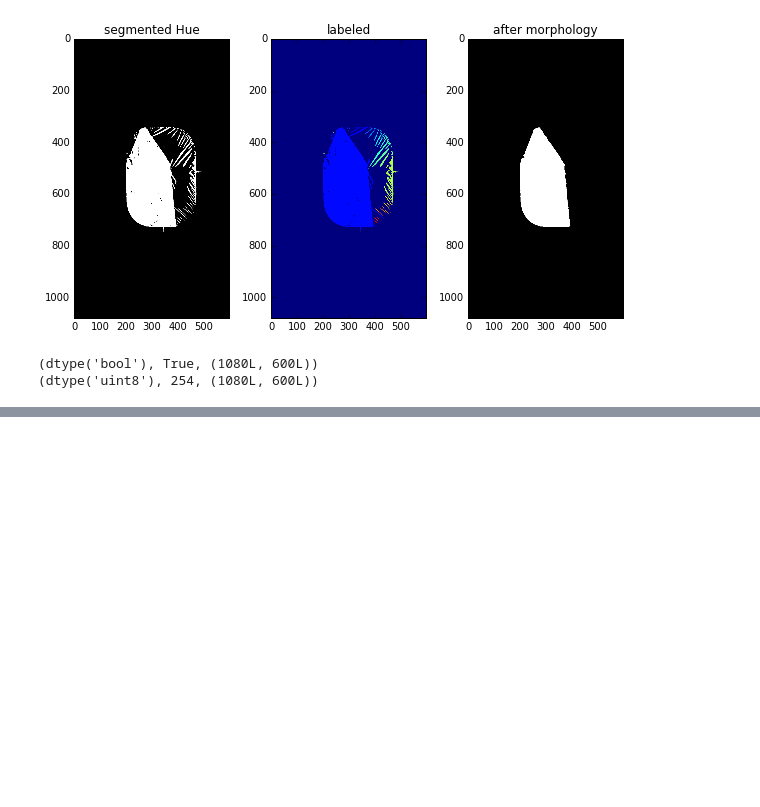
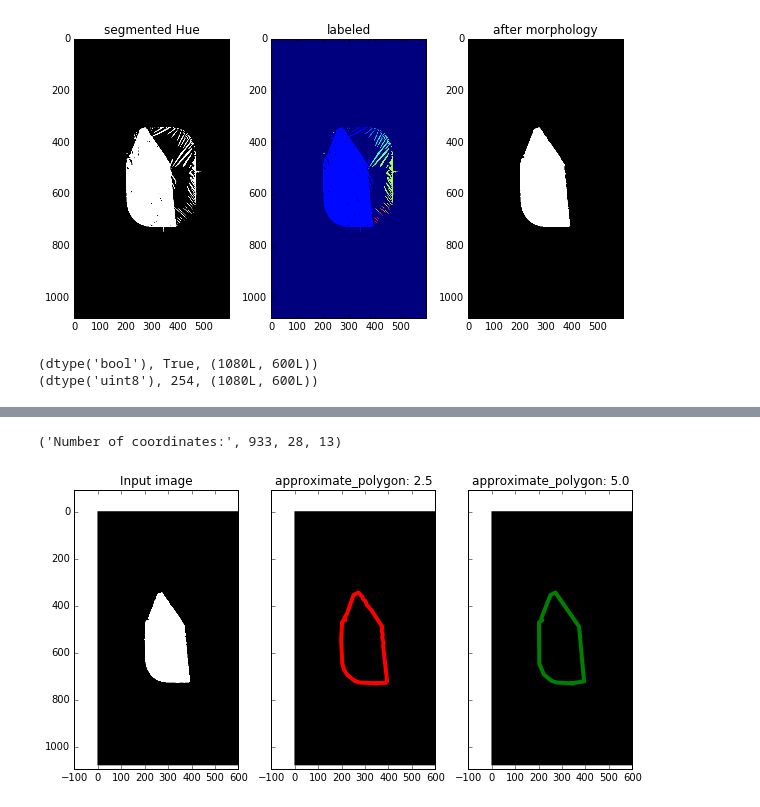
Before and after one commit to jaybo/Python-Notebooks, a Jupyter notebook: TEMCA/OpticalSegmentation.ipynb, the cells around one changed output, grey strips where cells are left out. Cells and saved outputs as stored; diff of their text form; code cells hidden in the pictures; blank space fills up the shorter version.

Commit message:
Added find_contours

```diff
--- a/TEMCA/OpticalSegmentation.ipynb
+++ b/TEMCA/OpticalSegmentation.ipynb
@@ -113,0 +112,26 @@ plt.show()
+# %%
+# Much better solution: find contours and then subsample the polygon
+contours = measure.find_contours(image, 0.5)
+tolerance1 = 2.5
+tolerance2 = 5.0
+
+fig, (ax0, ax1, ax2) = plt.subplots(1, 3, figsize=(10, 5), sharex=True,
+                                    sharey=True)
+ax0.imshow(image, 'gray')
+ax0.set_title('Input image')
+
+ax1.imshow(edges, 'gray')
+ax1.set_title('approximate_polygon: ' + str(tolerance1))
+
+ax2.imshow(edges, 'gray')
+ax2.set_title('approximate_polygon: ' + str(tolerance2))
+
+for contour in measure.find_contours(image, 0):
+    coords = measure.approximate_polygon(contour, tolerance=tolerance1)
+    ax1.plot(coords[:, 1], coords[:, 0], '-r', linewidth=4)
+    coords2 = measure.approximate_polygon(contour, tolerance2)
+    ax2.plot(coords2[:, 1], coords2[:, 0], '-g', linewidth=4)
+    print("Number of coordinates:", len(contour), len(coords), len(coords2))
+# %% [output]
+('Number of coordinates:', 933, 28, 13)
+[figure, added]
```
Also changed, not shown: parts of 1 cell of this notebook.
